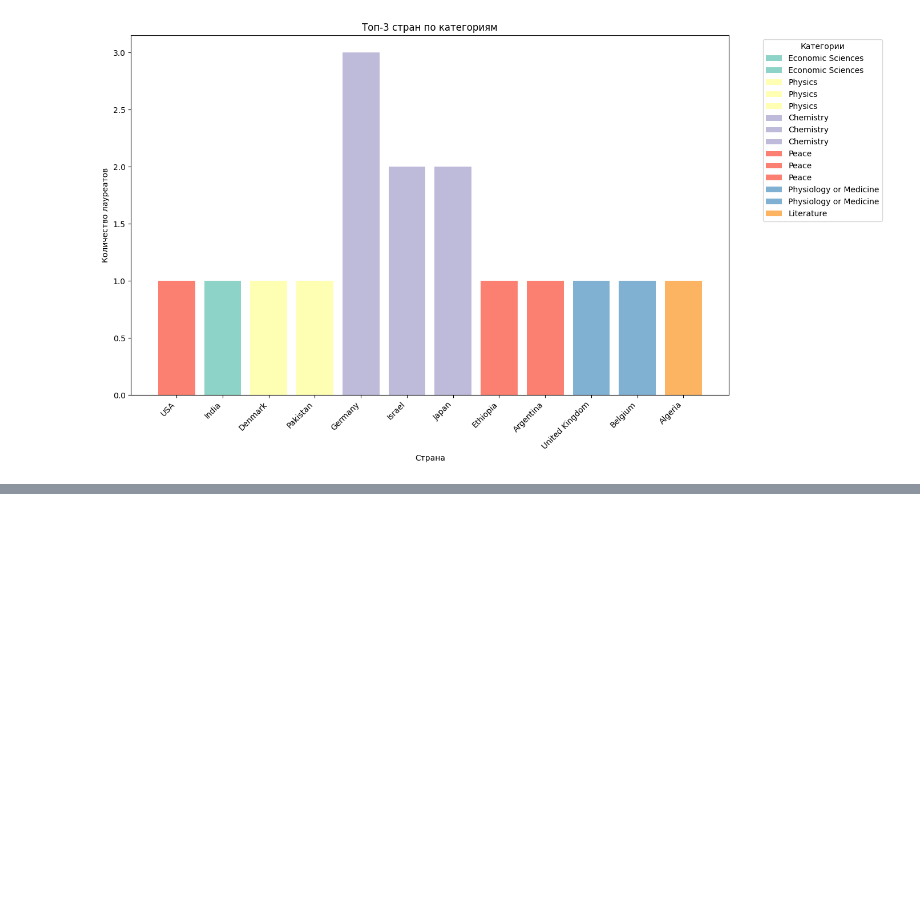
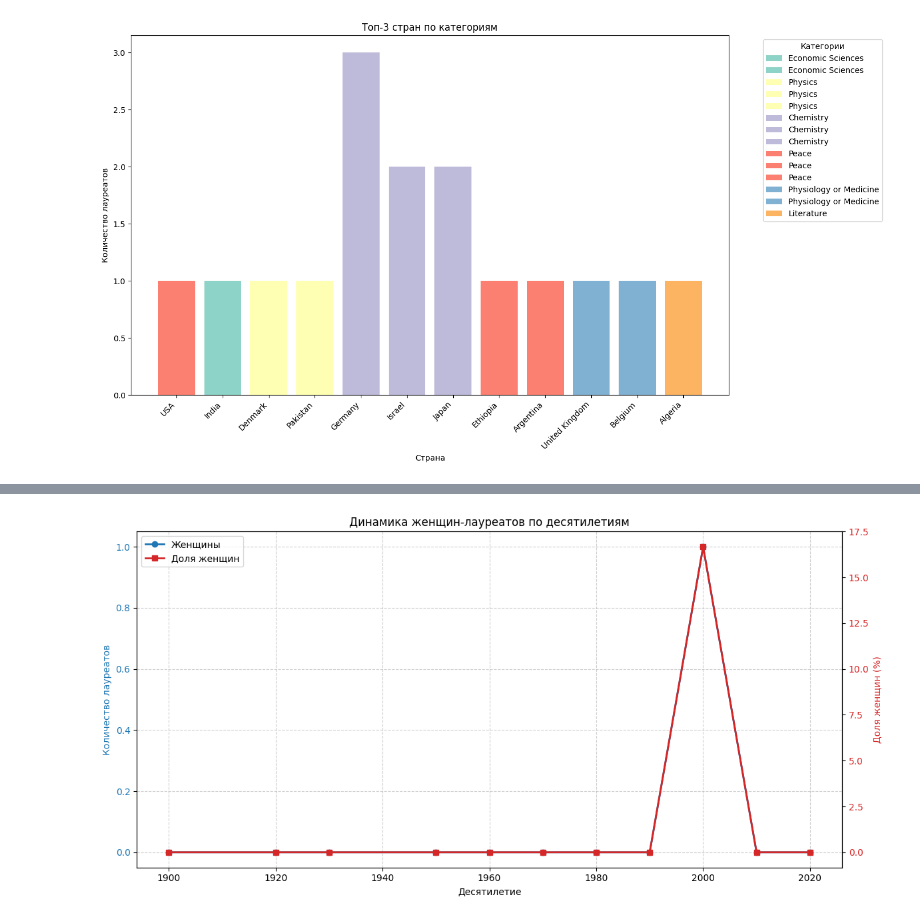
Before and after one commit to masaevke/final_python_aaa_masaev, a Jupyter notebook: notebook_noble_prize_masaev.ipynb, the cells around one changed output, grey strips where cells are left out. Saved outputs shown, nothing was run; the diff lists cells and outputs as text; code cells hidden in the pictures; blank space fills up the shorter version.

```diff
--- a/notebook_noble_prize_masaev.ipynb
+++ b/notebook_noble_prize_masaev.ipynb
@@ -154,0 +252,98 @@ plt.show()
+# %%
+decade_gender_data = defaultdict(lambda: defaultdict(int))
+
+for item in laureates_data:
+    if item.get('type_') != 'person':
+        continue
+
+    gender = item.get('gender')
+    prizes = item.get('prizes_relevant', [])
+
+    for prize in prizes:
+        year = prize.get('award_year')
+        if year and gender:
+            decade = (year // 10) * 10
+            decade_gender_data[decade][gender] += 1
+            decade_gender_data[decade]['total'] += 1
+
+for decade in sorted(decade_gender_data.keys()):
+    women = decade_gender_data[decade].get('female', 0)
+    total = decade_gender_data[decade].get('total', 0)
+    percentage = (women / total * 100) if total > 0 else 0
+
+decades = sorted(decade_gender_data.keys())
+women_counts = [decade_gender_data[d].get('female', 0) for d in decades]
+total_counts = [decade_gender_data[d].get('total', 0) for d in decades]
+percentages = [(w / t * 100) if t > 0 else 0 for w, t in zip(women_counts, total_counts)]
+
+fig, ax1 = plt.subplots(figsize=(12, 6))
+
+color = 'tab:blue'
+ax1.set_xlabel('Десятилетие')
+ax1.set_ylabel('Количество лауреатов', color=color)
+line1 = ax1.plot(decades, women_counts, label='Женщины', marker='o', color=color, linewidth=2)
+ax1.tick_params(axis='y', labelcolor=color)
+
+ax2 = ax1.twinx()
+color = 'tab:red'
+ax2.set_ylabel('Доля женщин (%)', color=color)
+line2 = ax2.plot(decades, percentages, label='Доля женщин', marker='s', color=color, linewidth=2)
+ax2.tick_params(axis='y', labelcolor=color)
+
+ax1.set_title('Динамика женщин-лауреатов по десятилетиям')
+ax1.grid(True, linestyle='--', alpha=0.6)
+
+lines1, labels1 = ax1.get_legend_handles_labels()
+lines2, labels2 = ax2.get_legend_handles_labels()
+ax1.legend(lines1 + lines2, labels1 + labels2, loc='upper left')
+
+plt.tight_layout()
+plt.show()
+
+recent_data = [item for item in laureates_data if item.get('type_') == 'person' and any(prize.get('award_year', 0) >= 2000 for prize in item.get('prizes_relevant', []))]
+
+category_gender_recent = defaultdict(lambda: defaultdict(int))
+for item in recent_data:
+    gender = item.get('gender')
+    prizes = item.get('prizes_relevant', [])
+
+    for prize in prizes:
+        if prize.get('award_year', 0) >= 2000:
+            category = prize.get('category_en')
+            if category and gender:
+                category_gender_recent[category][gender] += 1
+
+for category, genders in category_gender_recent.items():
+    women = genders.get('female', 0)
+    total = sum(genders.values())
+    percentage = (women / total * 100) if total > 0 else 0
+    categories_recent.append(category)
+    women_recent.append(women)
+    total_recent.append(total)
+    percentages_recent.append(percentage)
+    print(f"  {category}: {women}/{total} ({percentage:.1f}%)")
+
+if categories_recent:
+    x = np.arange(len(categories_recent))
+    width = 0.4
+
+    fig, ax = plt.subplots(figsize=(12, 6))
+    ax.bar(x - width/2, [t-w for t, w in zip(total_recent, women_recent)], width, label='Мужчины', alpha=0.8)
+    ax.bar(x - width/2, women_recent, width, label='Женщины', alpha=0.8, bottom=[t-w for t, w in zip(total_recent, women_recent)])
+
+ax2 = ax.twinx()
+ax2.plot(x, percentages_recent, color='red', marker='o', label='Доля женщин (%)', linewidth=2)
+ax2.set_ylabel('Доля женщин (%)', color='red')
+ax2.tick_params(axis='y', labelcolor='red')
+
+ax.set_xlabel('Категория')
+ax.set_ylabel('Количество лауреатов')
+ax.set_title('Распределение по категориям за последние 20 лет (2000-2020)')
+ax.set_xticks(x)
+ax.set_xticklabels(categories_recent, rotation=45, ha="right")
+ax.legend(loc='upper left')
+
+plt.tight_layout()
+plt.show()
+# %% [output]
+[figure, added]
```
Also changed, not shown: parts of 7 cells of this notebook.
